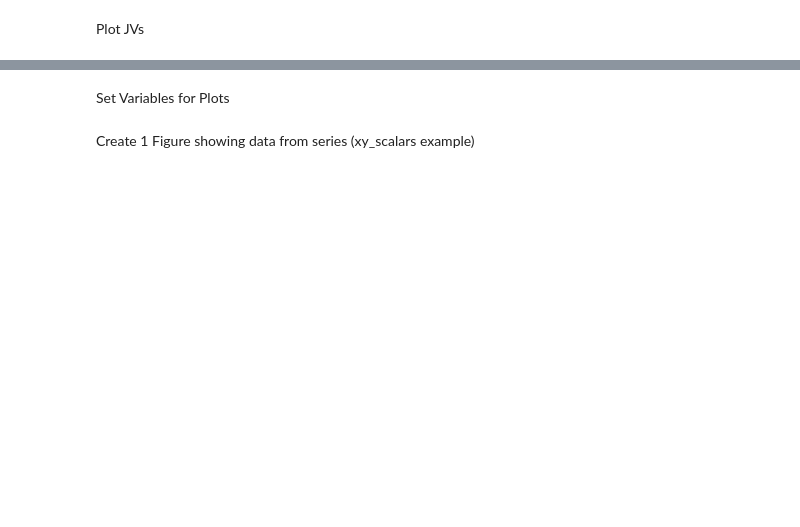
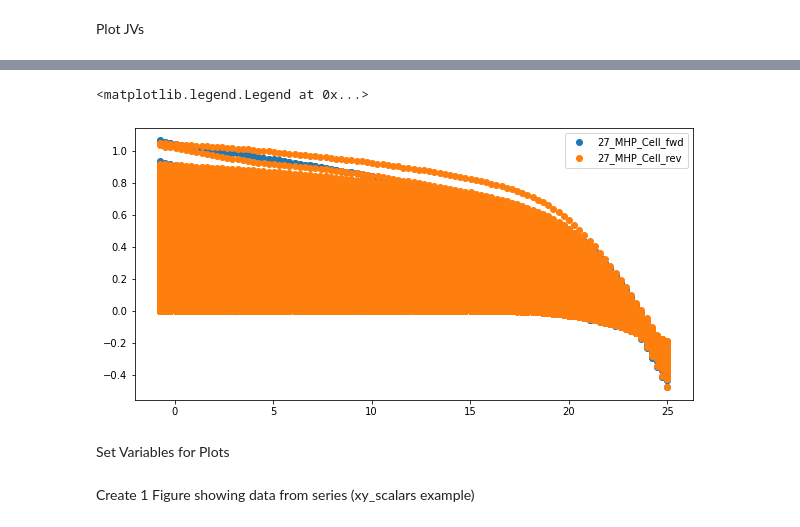
Before and after one commit to fenning-research-group/parasol, a Jupyter notebook: parasol/notebook/graphing_notebook.ipynb, the cells around one changed output, grey strips where cells are left out. Drawn from its saved outputs; the diff is of its cells as text; code cells hidden in the pictures; blank space fills up the shorter version.

```diff
--- a/parasol/notebook/graphing_notebook.ipynb
+++ b/parasol/notebook/graphing_notebook.ipynb
@@ -158,3 +96,19 @@ figure
+# %%
+# Generaic load all data and plot
+plt.rcParams["figure.figsize"] = (10,5)
+figure, axes = plt.subplots(1)
+
+for test in range(len(jv_files)):
+
+    jv_t, jv_vapp, jv_v_fwd, jv_i_fwd, jv_j_fwd, jv_p_fwd, jv_v_rev, jv_i_rev, jv_j_rev, jv_p_rev = analysis.load_jv_files(jv_file_paths=jv_files[test])
+
+    axes.scatter(jv_v_fwd, jv_j_fwd, label = f'{test_folders[test][-11:]}_fwd')
+    axes.scatter(jv_v_rev, jv_j_rev, label = f'{test_folders[test][-11:]}_rev')
+
+axes.legend()
+# %% [output]
+<matplotlib.legend.Legend at 0x...>
+[figure, added]
 # %% [markdown]
 Set Variables for Plots
 # %%
```
Also changed, not shown: parts of 6 cells of this notebook, 2 other files.
